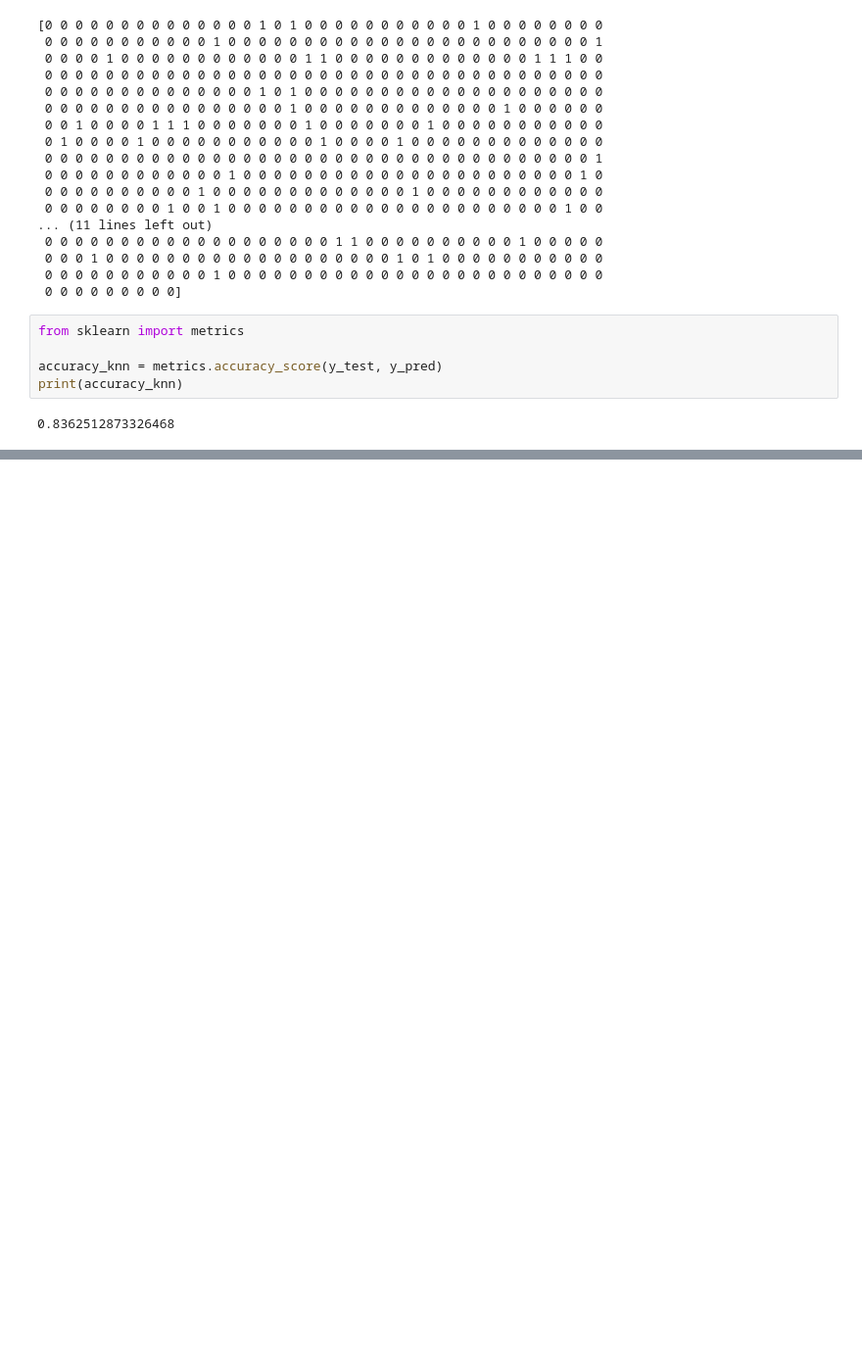
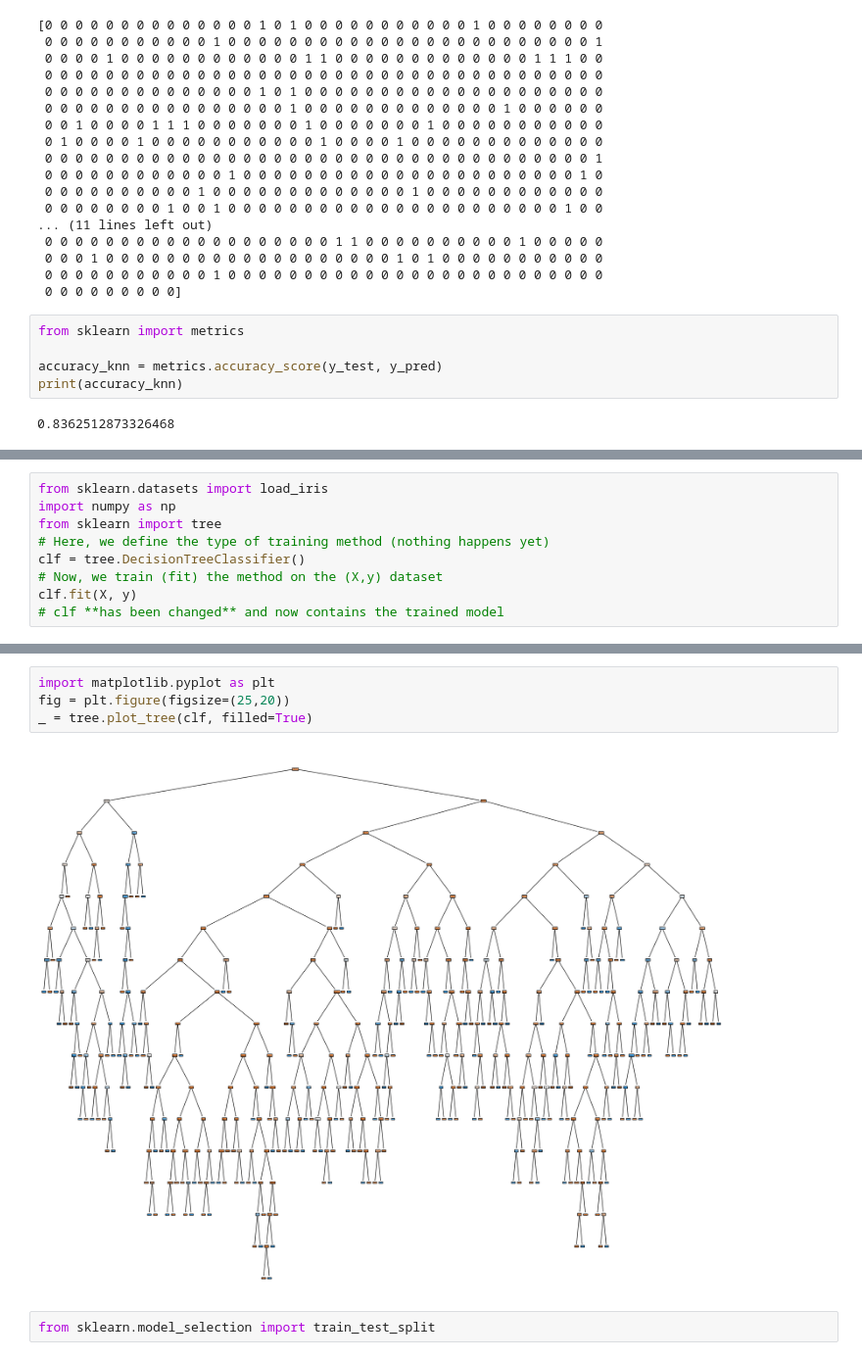
Before and after one commit to 100451061/proyecto_aprendizaje_automatico, a Jupyter notebook: notebooks/modelo.ipynb, the cells around one changed output, grey strips where cells are left out. Shown: that part at 98% size. Saved outputs shown, nothing was run; the diff lists cells and outputs as text; blank space fills up the shorter version.

Commit message:
Hecho el KNN y el Tree

```diff
--- a/notebooks/modelo.ipynb
+++ b/notebooks/modelo.ipynb
@@ -89,0 +90,9 @@ print(accuracy_knn)
+# %%
+from sklearn.datasets import load_iris
+import numpy as np
+from sklearn import tree
+# Here, we define the type of training method (nothing happens yet)
+clf = tree.DecisionTreeClassifier()
+# Now, we train (fit) the method on the (X,y) dataset
+clf.fit(X, y)
+# clf **has been changed** and now contains the trained model
@@ -89,0 +122,8 @@ print(accuracy_knn)
+# %%
+import matplotlib.pyplot as plt
+fig = plt.figure(figsize=(25,20))
+_ = tree.plot_tree(clf, filled=True)
+# %% [output]
+[figure, added]
+# %%
+from sklearn.model_selection import train_test_split
```
Also changed, not shown: parts of 10 cells of this notebook.
